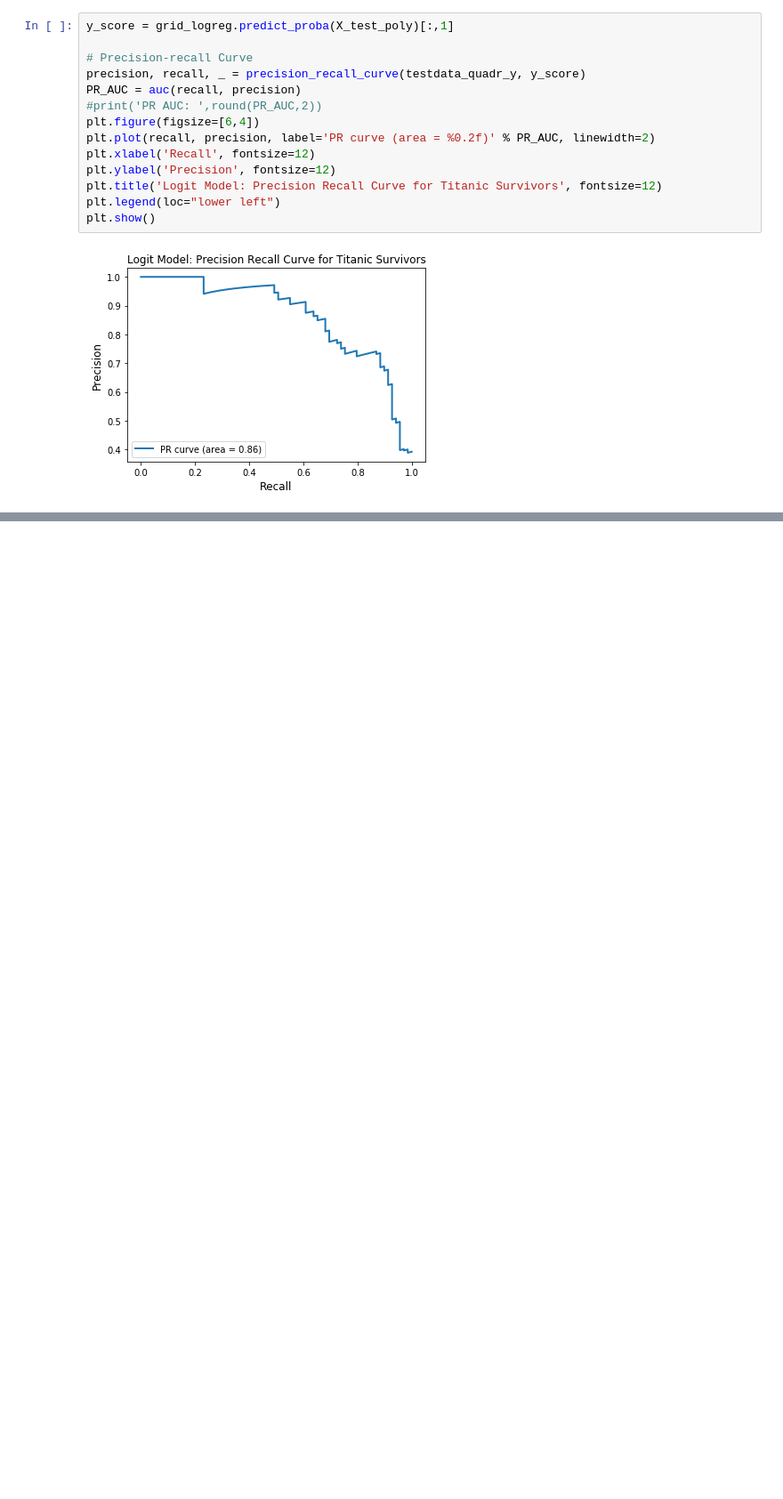
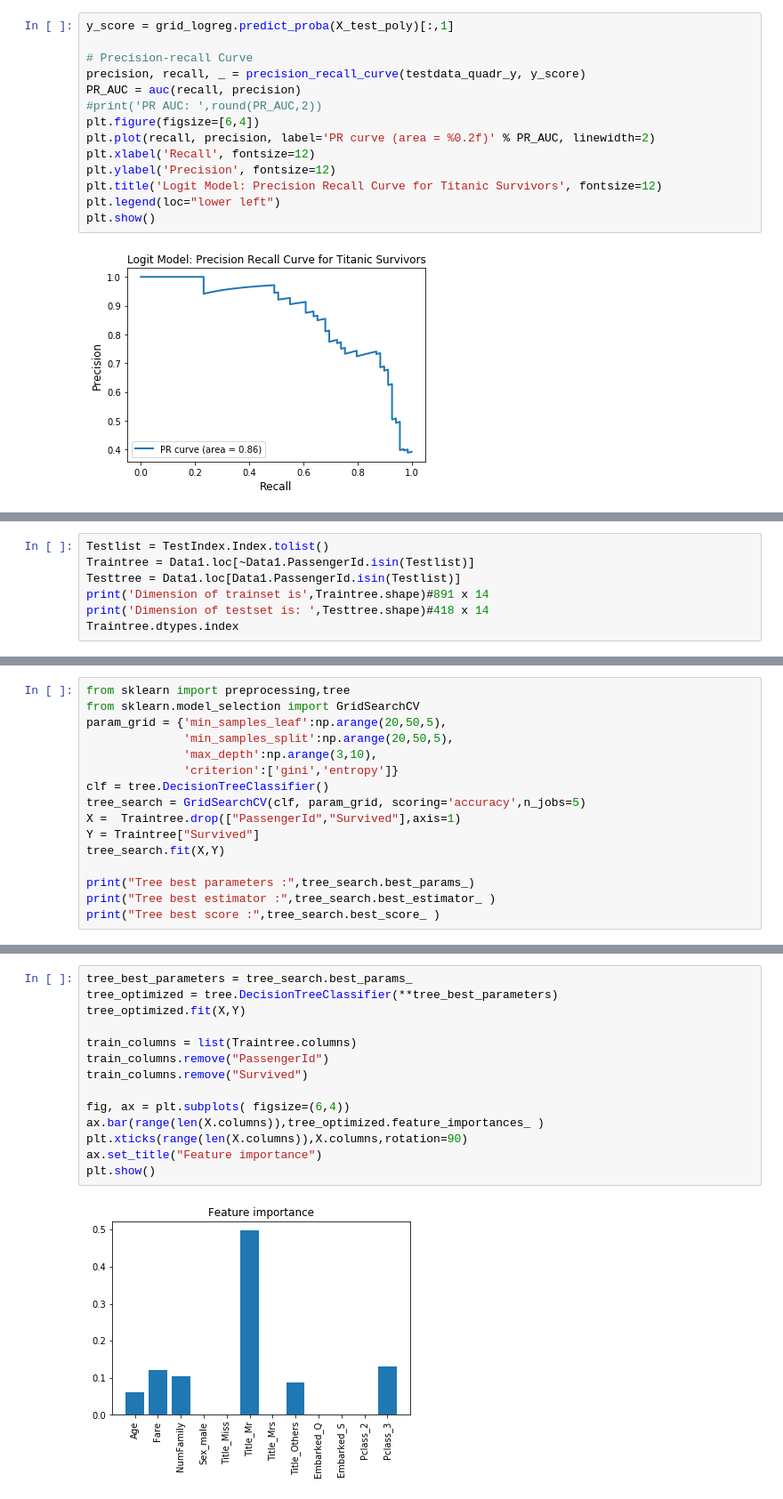
Before and after one commit to CoolGIRLCOCO/Project-Titantic-Survival-Prediction-ToBContinuted, a Jupyter notebook: Predict Survival on Titanic Datasets Using Classification Methods(Part 2).ipynb, the cells around one changed output, grey strips where cells are left out. Shown: that part at 89% size. Drawn from its saved outputs; the diff is of its cells as text; blank space fills up the shorter version.

```diff
--- a/Predict Survival on Titanic Datasets Using Classification Methods(Part 2).ipynb
+++ b/Predict Survival on Titanic Datasets Using Classification Methods(Part 2).ipynb
@@ -850,0 +905,7 @@ All evaluation metrics are better than metrics of purely linear logistic regress
+# %%
+Testlist = TestIndex.Index.tolist()
+Traintree = Data1.loc[~Data1.PassengerId.isin(Testlist)]
+Testtree = Data1.loc[Data1.PassengerId.isin(Testlist)]
+print('Dimension of trainset is',Traintree.shape)#891 x 14
+print('Dimension of testset is: ',Testtree.shape)#418 x 14
+Traintree.dtypes.index
@@ -850,0 +919,16 @@ All evaluation metrics are better than metrics of purely linear logistic regress
+# %%
+from sklearn import preprocessing,tree
+from sklearn.model_selection import GridSearchCV
+param_grid = {'min_samples_leaf':np.arange(20,50,5),
+              'min_samples_split':np.arange(20,50,5),
+              'max_depth':np.arange(3,10),
+              'criterion':['gini','entropy']}
+clf = tree.DecisionTreeClassifier()
+tree_search = GridSearchCV(clf, param_grid, scoring='accuracy',n_jobs=5)
+X =  Traintree.drop(["PassengerId","Survived"],axis=1)
+Y = Traintree["Survived"]
+tree_search.fit(X,Y)
+
+print("Tree best parameters :",tree_search.best_params_)
+print("Tree best estimator :",tree_search.best_estimator_ )
+print("Tree best score :",tree_search.best_score_ )
@@ -850,0 +944,16 @@ All evaluation metrics are better than metrics of purely linear logistic regress
+# %%
+tree_best_parameters = tree_search.best_params_
+tree_optimized = tree.DecisionTreeClassifier(**tree_best_parameters)
+tree_optimized.fit(X,Y)
+
+train_columns = list(Traintree.columns)
+train_columns.remove("PassengerId")
+train_columns.remove("Survived")
+
+fig, ax = plt.subplots( figsize=(6,4))
+ax.bar(range(len(X.columns)),tree_optimized.feature_importances_ )
+plt.xticks(range(len(X.columns)),X.columns,rotation=90)
+ax.set_title("Feature importance")
+plt.show()
+# %% [output]
+[figure, added]
```
Also changed, not shown: parts of 15 cells of this notebook.
